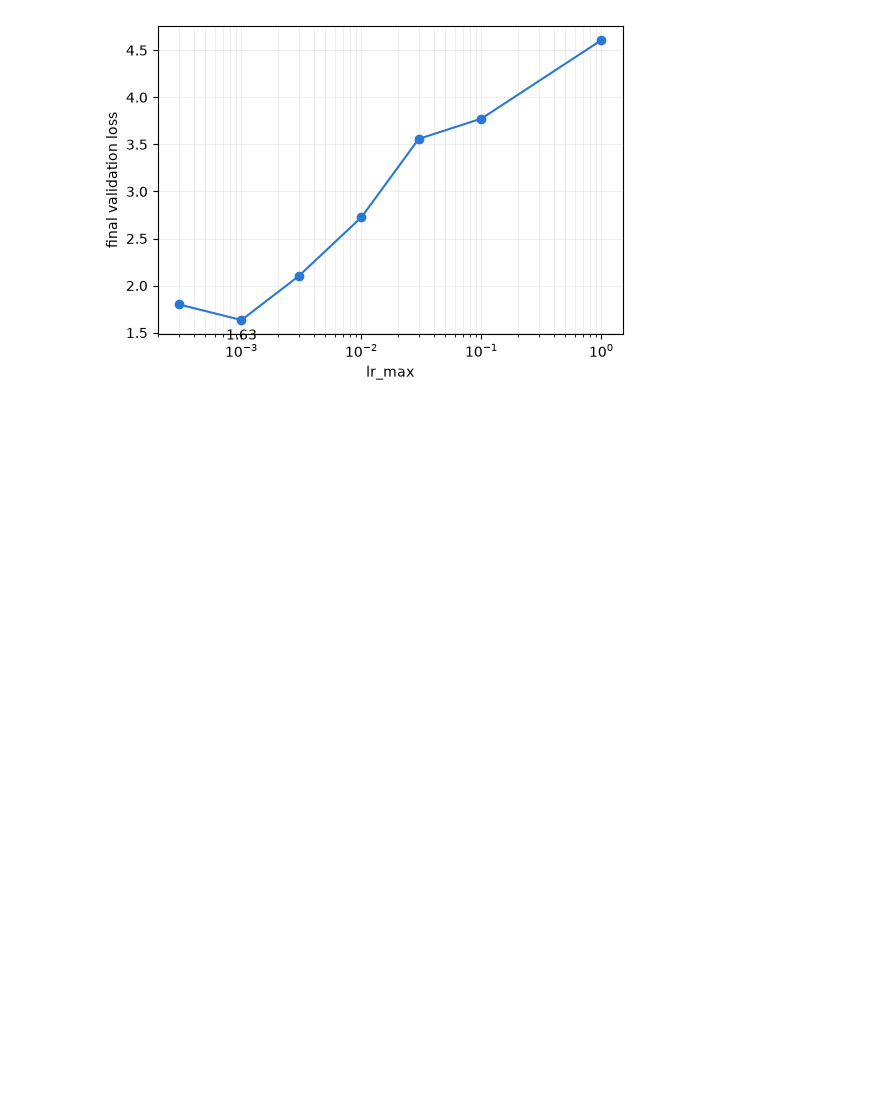
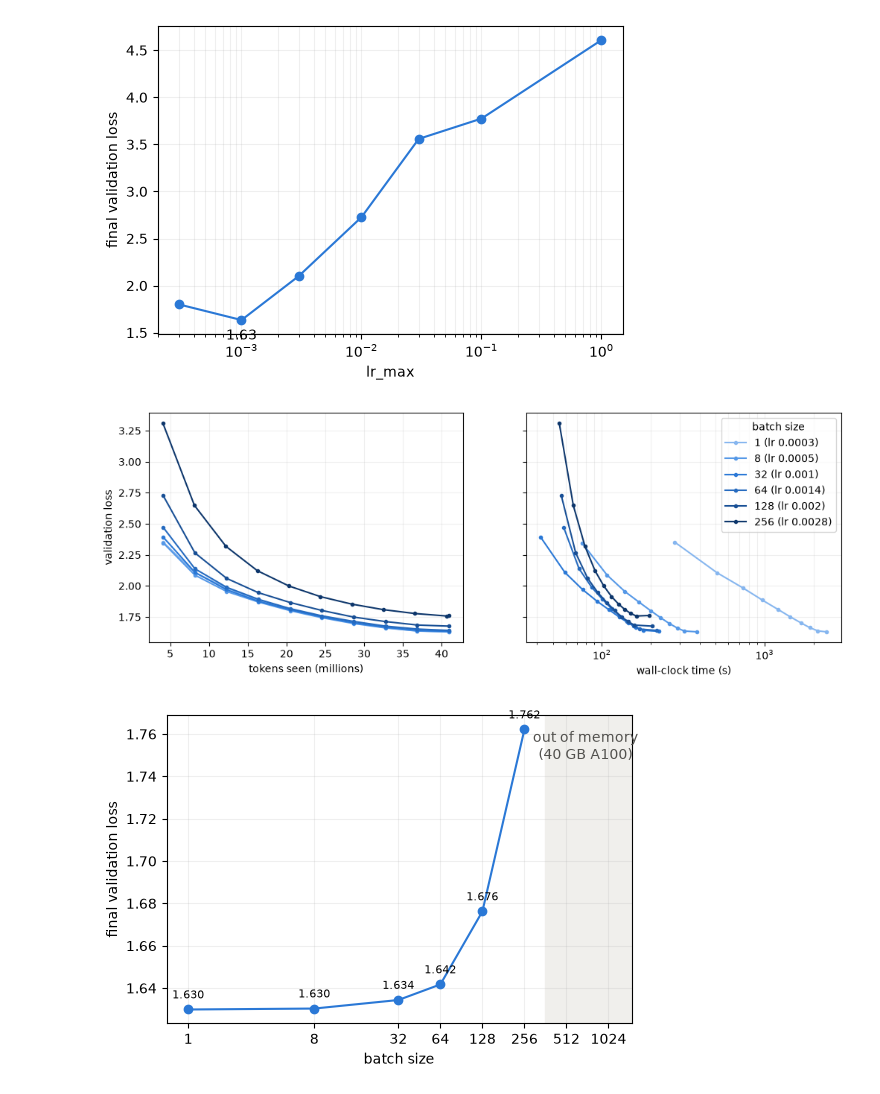
Before and after one commit to pjurczen/cs336-assignment1-basics, a Jupyter notebook: notebooks/metrics_plot.ipynb, the cells around one changed output. Cells and saved outputs as stored; diff of their text form; code cells hidden in the pictures; blank space fills up the shorter version.

Commit message:
Problem 7.2: batch size experiment and generating text

```diff
--- a/notebooks/metrics_plot.ipynb
+++ b/notebooks/metrics_plot.ipynb
@@ -129,3 +129,76 @@ plt.show()
 # %% [output]
 [figure]
 [figure]
+# %%
+import json
+
+import matplotlib.pyplot as plt
+import numpy as np
+import pandas as pd
+
+runs_dir = "../runs/a100"
+run_names = [
+    "tinystories-1b-lr-3e-4",
+    "tinystories-a100-8b",
+    "tinystories-a100-base",
+    "tinystories-a100-64b",
+    "tinystories-a100-128b",
+    "tinystories-a100-256b",
+]
+out_of_memory = [512, 1024]
+
+runs = []
+for run_name in run_names:
+    with open(f"{runs_dir}/{run_name}/config.json") as f:
+        config = json.load(f)
+    df = pd.read_json(f"{runs_dir}/{run_name}/metrics.jsonl", lines=True)
+    df["tokens"] = df["step"] * config["batch_size"] * config["model_context_length"]
+    runs.append((config["batch_size"], config["optimizer_lr_max"], df))
+runs.sort(key=lambda run: run[0])
+
+# One blue ramp: light = small batch, dark = large batch
+ramp = ["#86b6ef", "#6da7ec", "#5598e7", "#3987e5", "#2a78d6", "#256abf", "#1c5cab", "#184f95", "#104281", "#0d366b"]
+colors = [ramp[i] for i in np.linspace(0, len(ramp) - 1, len(runs)).round().astype(int)]
+
+fig, (ax_tokens, ax_time) = plt.subplots(1, 2, figsize=(12, 4), sharey=True)
+
+for (batch_size, lr, df), color in zip(runs, colors):
+    val = df[df["val_loss"].notna()]
+    label = f"{batch_size} (lr {lr:g})"
+    ax_tokens.plot(val["tokens"] / 1e6, val["val_loss"], color=color, linewidth=1.5, marker="o", markersize=3, label=label)
+    ax_time.plot(val["time"], val["val_loss"], color=color, linewidth=1.5, marker="o", markersize=3, label=label)
+
+ax_tokens.set_xlabel("tokens seen (millions)")
+ax_time.set_xlabel("wall-clock time (s)")
+ax_time.set_xscale("log")
+ax_tokens.set_ylabel("validation loss")
+for ax in (ax_tokens, ax_time):
+    ax.grid(True, which="both", alpha=0.2)
+ax_time.legend(title="batch size")
+
+fig.savefig(f"{runs_dir}/batch_size_curves.png", dpi=150, bbox_inches="tight")
+plt.show()
+
+final = [(batch_size, df["val_loss"].dropna().iloc[-1]) for batch_size, lr, df in runs]
+batch_sizes, final_losses = zip(*final)
+
+fig, ax = plt.subplots(figsize=(6, 4))
+ax.axvspan(360, 1500, color="#f0efec")
+ax.text(700, max(final_losses), "out of memory\n(40 GB A100)", ha="center", va="top", color="#52514e")
+ax.plot(batch_sizes, final_losses, color="#2a78d6", linewidth=1.5, marker="o", markersize=6)
+for batch_size, loss in final:
+    ax.annotate(f"{loss:.3f}", (batch_size, loss), textcoords="offset points", xytext=(0, 8), ha="center", fontsize=8)
+
+ticks = list(batch_sizes) + out_of_memory
+ax.set_xscale("log", base=2)
+ax.set_xticks(ticks, labels=[str(t) for t in ticks])
+ax.set_xlim(0.7, 1500)
+ax.set_xlabel("batch size")
+ax.set_ylabel("final validation loss")
+ax.grid(True, which="both", alpha=0.2)
+
+fig.savefig(f"{runs_dir}/batch_size_final.png", dpi=150, bbox_inches="tight")
+plt.show()
+# %% [output]
+[figure, added]
+[figure, added]
```
Also changed, not shown: 1 other file.
